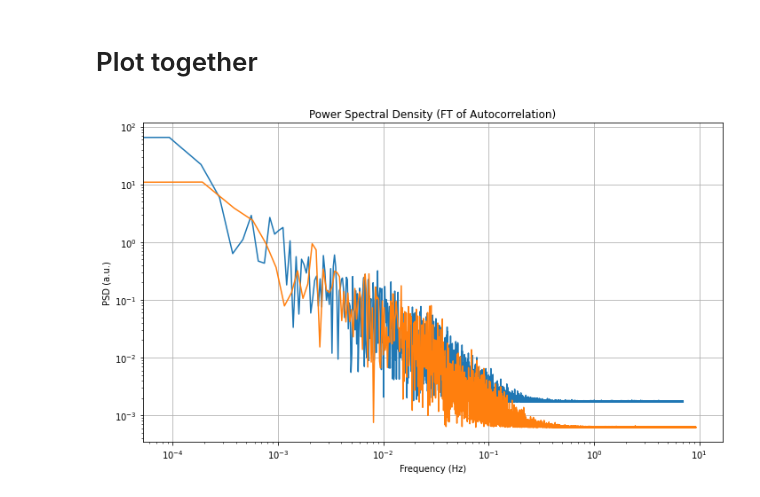
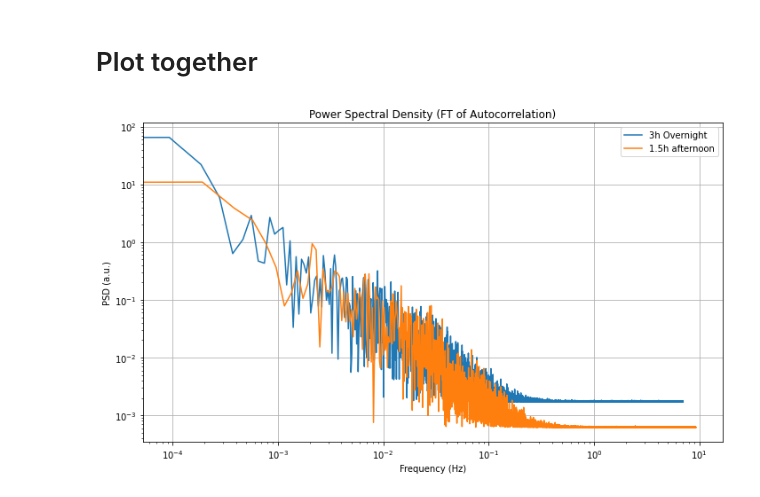
Before and after one commit to ahserhan/PSD-Calculation, a Jupyter notebook: experiment/Autocorrelation Method.ipynb, the cells around one changed output. Drawn from its saved outputs; the diff is of its cells as text; code cells hidden in the pictures.

Commit message:
data with NE

```diff
--- a/experiment/Autocorrelation Method.ipynb
+++ b/experiment/Autocorrelation Method.ipynb
@@ -125,22 +125,22 @@ import pandas
 # %% [markdown]
 # Overnight data
 # %%
-power_time_series = pandas.read_csv("Data_overnight.csv")["power"]
-plt.plot(power_time_series)
+power_time_series1 = pandas.read_csv("Data_overnight.csv")["power"]-0.0028
+plt.plot(power_time_series1)
 plt.xlabel("sample")
 plt.ylabel("power (W)")
-print(f"number of point is {len(power_time_series)}")
+print(f"number of point is {len(power_time_series1)}")
 # %% [output]
 number of point is 150000
 [figure]
 # %%
 # Parameters
-N = len(power_time_series)          # number of data points
-time = 10735.5
-dt = time/N          # time step in seconds
-time = np.arange(N) * dt
+N = len(power_time_series1)          # number of data points
+time1 = 10735.5
+dt = time1/N          # time step in seconds
+time1 = np.arange(N) * dt
 
-data = power_time_series
+data = power_time_series1
 
 # Remove the mean to get a zero-mean signal (important for autocorrelation)
 data_zero_mean = data - np.mean(data)
@@ -177,22 +177,22 @@ plt.show()
 # %% [markdown]
 # Afternoon Data
 # %%
-power_time_series = pandas.read_csv("Data_afternoon.csv")["power"]
-plt.plot(power_time_series)
+power_time_series2 = pandas.read_csv("Data_afternoon.csv")["power"]-0.0037
+plt.plot(power_time_series2)
 plt.xlabel("sample")
 plt.ylabel("power (W)")
-print(f"number of point is {len(power_time_series)}")
+print(f"number of point is {len(power_time_series2)}")
 # %% [output]
 number of point is 96516
 [figure]
 # %%
 # Parameters
-N = len(power_time_series)          # number of data points
-time = 5201.739
-dt = time/N          # time step in seconds
-time = np.arange(N) * dt
+N = len(power_time_series2)          # number of data points
+time2 = 5201.739
+dt = time2/N          # time step in seconds
+time2 = np.arange(N) * dt
 
-data = power_time_series
+data = power_time_series2
 
 # Remove the mean to get a zero-mean signal (important for autocorrelation)
 data_zero_mean = data - np.mean(data)
@@ -231,13 +231,14 @@ plt.show()
 # %%
 # Plot the resulting PSD.
 plt.figure(figsize=(10, 6))
 plt.loglog(freqs_pos1, psd_pos1, label = "3h Overnight")
 plt.loglog(freqs_pos2, psd_pos2, label = "1.5h afternoon")
 plt.xlabel('Frequency (Hz)')
 plt.ylabel('PSD (a.u.)')
 plt.title('Power Spectral Density (FT of Autocorrelation)')
 plt.grid(True)
 plt.tight_layout()
+plt.legend()
 plt.show()
 # %% [output]
-[figure, old version]
+[figure, new version]
```
Also changed, not shown: parts of 6 cells of this notebook, 2 other files.
